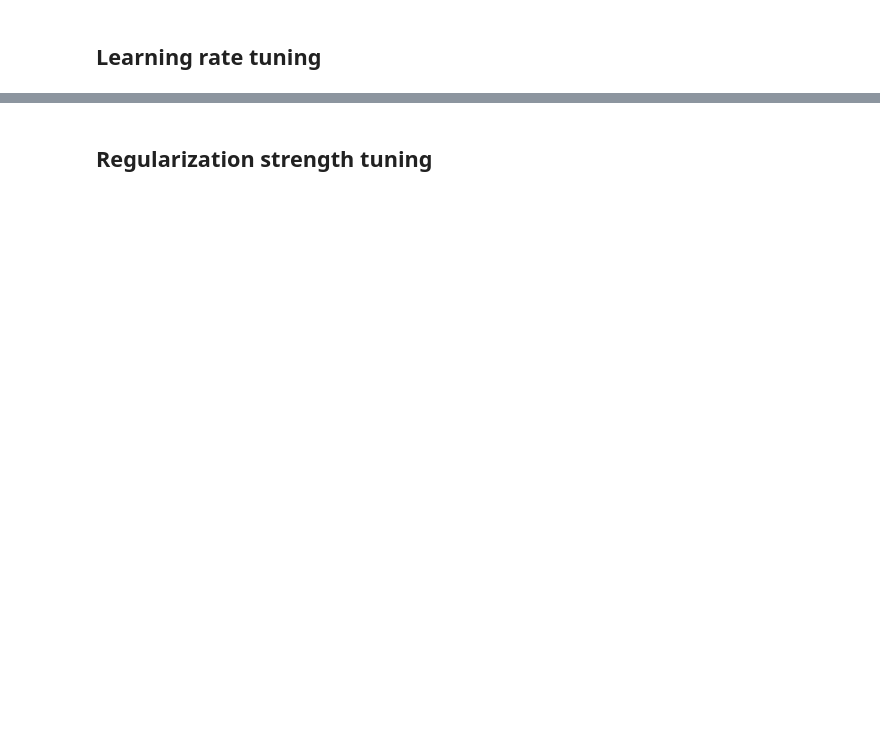
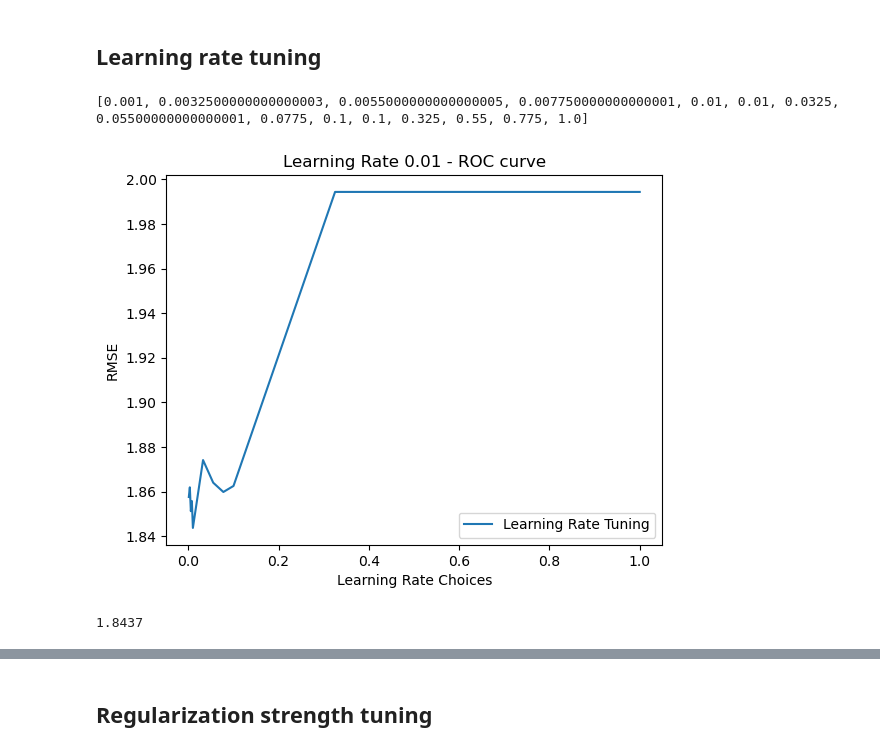
Before and after one commit to Justinfungi/Jebva-LOS-and-Mortality-Project-, a Jupyter notebook: Code/Jus/MLP (Justin)-LOS-sklearn-Copy1.ipynb, the cells around one changed output, grey strips where cells are left out. Drawn from its saved outputs; the diff is of its cells as text; code cells hidden in the pictures; blank space fills up the shorter version.

```diff
--- a/Code/Jus/MLP (Justin)-LOS-sklearn-Copy1.ipynb
+++ b/Code/Jus/MLP (Justin)-LOS-sklearn-Copy1.ipynb
@@ -163,35 +174,40 @@ best_solver
 # %% [markdown]
 ## Learning rate tuning
 # %%
-lr_list = [1e-10,0.0001]+list(np.linspace(0.001,0.01,5))+list(np.linspace(0.01,0.1,5))+list(np.linspace(0.1,1,5))
+lr_list = list(np.linspace(0.001,0.01,5))+list(np.linspace(0.01,0.1,5))+list(np.linspace(0.1,1,5))
 rmse_lst=[]
 
 for i in lr_list:
     clf = MLPRegressor(solver=best_solver,
                         hidden_layer_sizes=best_layernumber,
                         learning_rate_init=i,
+                        learning_rate="adaptive",
                         alpha=1e-5,
-                        random_state=1,
-                        activation='relu',
+                        random_state=3612,
+                        activation="relu",
                         max_iter=200)
 
     clf.fit(X_train_norm, y_train_t2_value)
     y_pred = clf.predict(X_valid_norm)
     rmse1 = rmse(y_pred, y_valid_t2_value)
     rmse_lst.append(rmse1)
 
 print(lr_list)
 index = rmse_lst.index(min(rmse_lst))
 plt.plot(lr_list, rmse_lst, label='Learning Rate Tuning')
-plt.xlabel('Learning Rate Choises')
+plt.xlabel('Learning Rate Choices')
 plt.ylabel('RMSE')
 plt.title(f"Learning Rate {lr_list[index]} - ROC curve")
 plt.legend(loc="best")
 plt.annotate(np.min(rmse_lst).round(4), (np.argmin(rmse_lst), np.min(rmse_lst)), xycoords="data",
                  xytext=(40, 20), textcoords="offset pixels", arrowprops=dict(facecolor="black", shrink=0.1), fontsize=10,
                  horizontalalignment="center", verticalalignment="top")
 plt.show()
 print(np.min(rmse_lst).round(4))
+# %% [output]
+[0.001, 0.0032500000000000003, 0.0055000000000000005, 0.007750000000000001, 0.01, 0.01, 0.0325, 0.05500000000000001, 0.0775, 0.1, 0.1, 0.325, 0.55, 0.775, 1.0]
+[figure, added]
+1.8437
 # %%
 index = np.argmin(rmse_lst)
 best_lr_choice =  lr_list[index]
```
Also changed, not shown: parts of 24 cells of this notebook, 8 other files.
